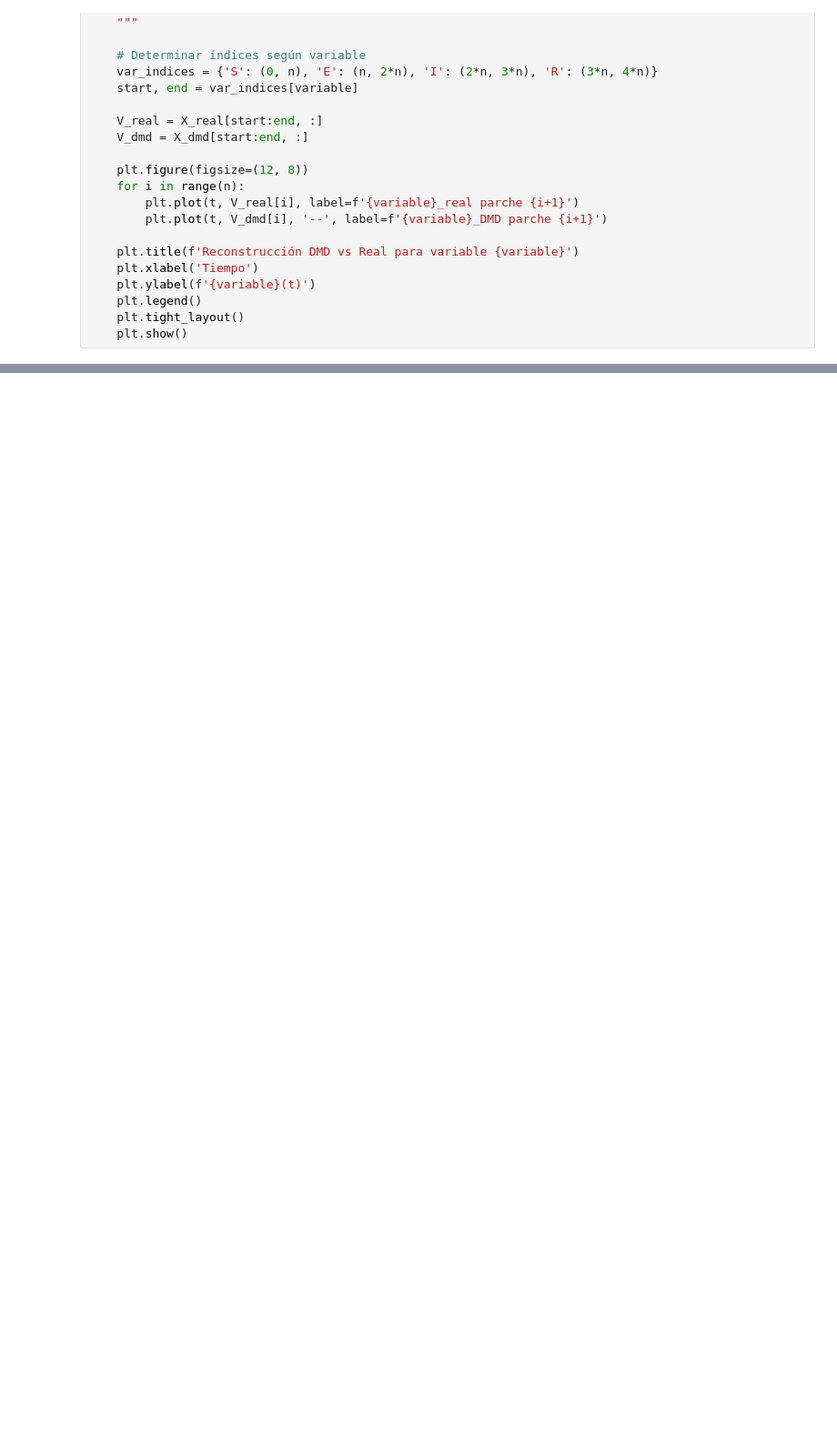
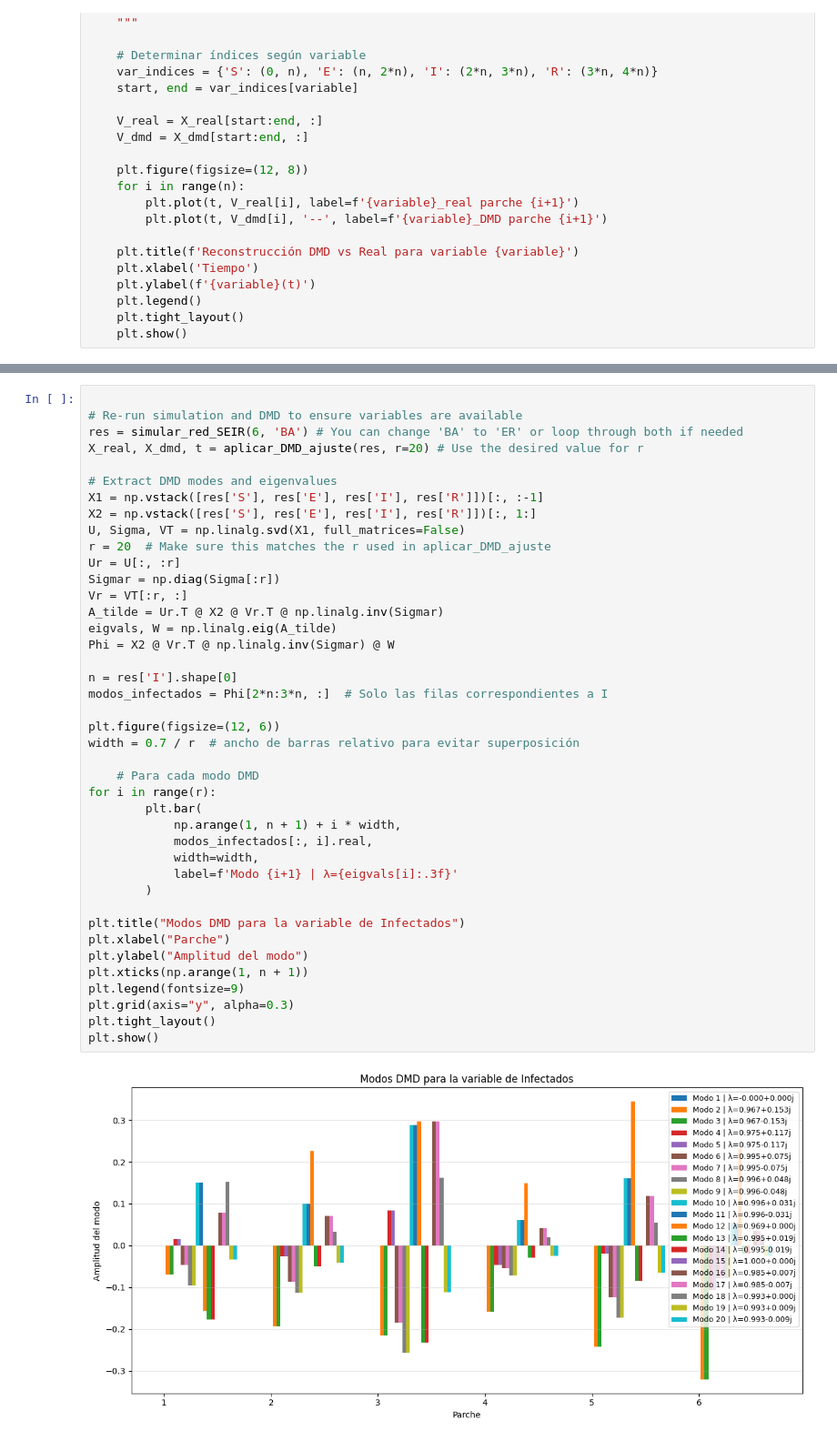
Before and after one commit to Brandonff13/IdentificacionModelos, a Jupyter notebook: proofdmd.ipynb, the cells around one changed output, grey strips where cells are left out. Shown at 91% size. Cells and saved outputs as stored; diff of their text form; blank space fills up the shorter version.

```diff
--- a/proofdmd.ipynb
+++ b/proofdmd.ipynb
@@ -324,0 +325,43 @@ Ajustando DMD a los datos reales para red tipo ER
+# %%
+
+# Re-run simulation and DMD to ensure variables are available
+res = simular_red_SEIR(6, 'BA') # You can change 'BA' to 'ER' or loop through both if needed
+X_real, X_dmd, t = aplicar_DMD_ajuste(res, r=20) # Use the desired value for r
+
+# Extract DMD modes and eigenvalues
+X1 = np.vstack([res['S'], res['E'], res['I'], res['R']])[:, :-1]
+X2 = np.vstack([res['S'], res['E'], res['I'], res['R']])[:, 1:]
+U, Sigma, VT = np.linalg.svd(X1, full_matrices=False)
+r = 20  # Make sure this matches the r used in aplicar_DMD_ajuste
+Ur = U[:, :r]
+Sigmar = np.diag(Sigma[:r])
+Vr = VT[:r, :]
+A_tilde = Ur.T @ X2 @ Vr.T @ np.linalg.inv(Sigmar)
+eigvals, W = np.linalg.eig(A_tilde)
+Phi = X2 @ Vr.T @ np.linalg.inv(Sigmar) @ W
+
+n = res['I'].shape[0]
+modos_infectados = Phi[2*n:3*n, :]  # Solo las filas correspondientes a I
+
+plt.figure(figsize=(12, 6))
+width = 0.7 / r  # ancho de barras relativo para evitar superposición
+
+    # Para cada modo DMD
+for i in range(r):
+        plt.bar(
+            np.arange(1, n + 1) + i * width,
+            modos_infectados[:, i].real,
+            width=width,
+            label=f'Modo {i+1} | λ={eigvals[i]:.3f}'
+        )
+
+plt.title("Modos DMD para la variable de Infectados")
+plt.xlabel("Parche")
+plt.ylabel("Amplitud del modo")
+plt.xticks(np.arange(1, n + 1))
+plt.legend(fontsize=9)
+plt.grid(axis="y", alpha=0.3)
+plt.tight_layout()
+plt.show()
+# %% [output]
+[figure, added]
```
Also changed, not shown: parts of 5 cells of this notebook.
